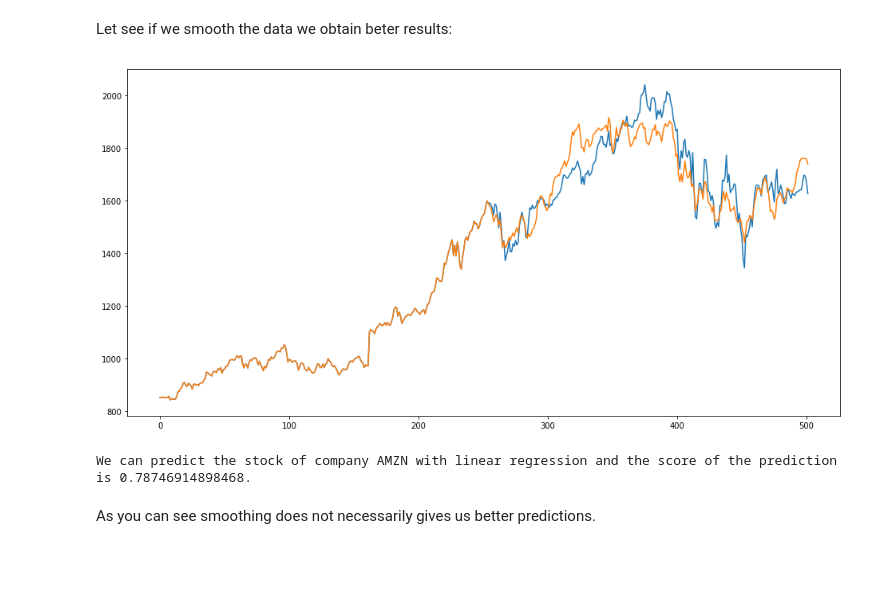
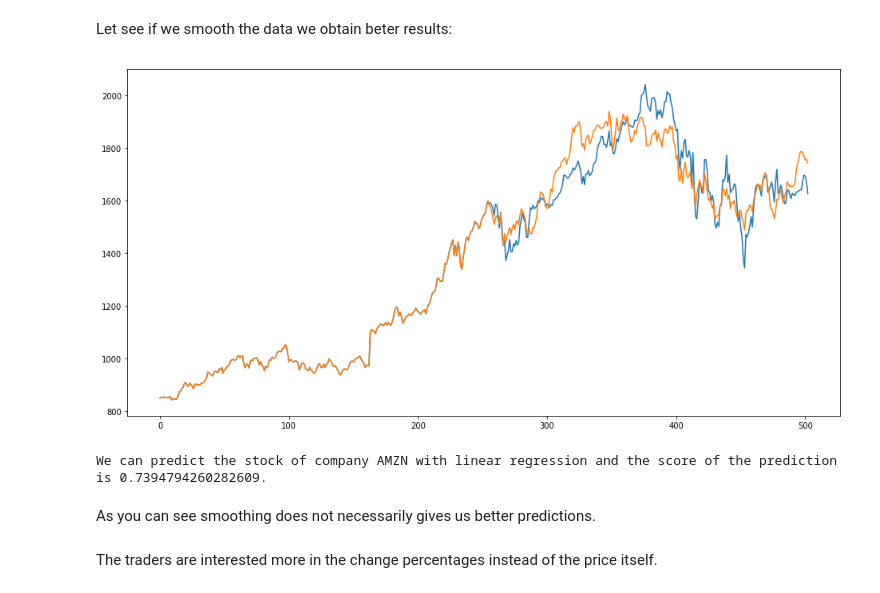
Before and after one commit to SaeedHK/stockML, a Jupyter notebook: JSONReadingOnline.ipynb, the cells around one changed output. Cells and saved outputs as stored; diff of their text form; code cells hidden in the pictures; blank space fills up the shorter version.

```diff
--- a/JSONReadingOnline.ipynb
+++ b/JSONReadingOnline.ipynb
@@ -131,8 +131,9 @@ def myLaggedLR (X , y , name , k=0 , samplenumber=255 ):
     y_new = y[k:]
     myLR (X_new , y_new, name , samplenumber)
 # %%
-name = 'ASML'
+name = 'AMZN'
 y = np.array ( df.loc[:,[name]] )
 X = np.array ( df.loc[:,[company for company in NasDaq if company !=name]] )
 myLaggedLR (X , y , name , k=5)
+myLaggedLR (np.empty_like(y), y , name , k=10)
 # %% [output]
@@ -155,13 +160,13 @@ def smoothingMatrix (X , k=10):
 # %%
 name = 'AMZN'
 y = np.array ( df.loc[:,[name]] )
 X = np.array ( df.loc[:,[company for company in NasDaq if company !=name]] )
 smoothingcoef = 1
 XSmoothed , ySmoothed = smoothingMatrix(X,k=smoothingcoef) , smoothingMatrix(y,k=smoothingcoef)
-myLaggedLR (XSmoothed , ySmoothed , name , k=1)
+myLR (XSmoothed , ySmoothed , name)
 # %% [output]
-[figure, old version]
+[figure, new version]
-We can predict the stock of company AMZN with linear regression and the score of the prediction is 0.78746914898468.
+We can predict the stock of company AMZN with linear regression and the score of the prediction is 0.7394794260282609.
 # %% [markdown]
 As you can see smoothing does not necessarily gives us better predictions.
 # %%
@@ -173,0 +181,2 @@ def slidingCorrl (price1 , price2 , k=100):
+# %% [markdown]
+The traders are interested more in the change percentages instead of the price itself.
```
Also changed, not shown: parts of 6 cells of this notebook.
